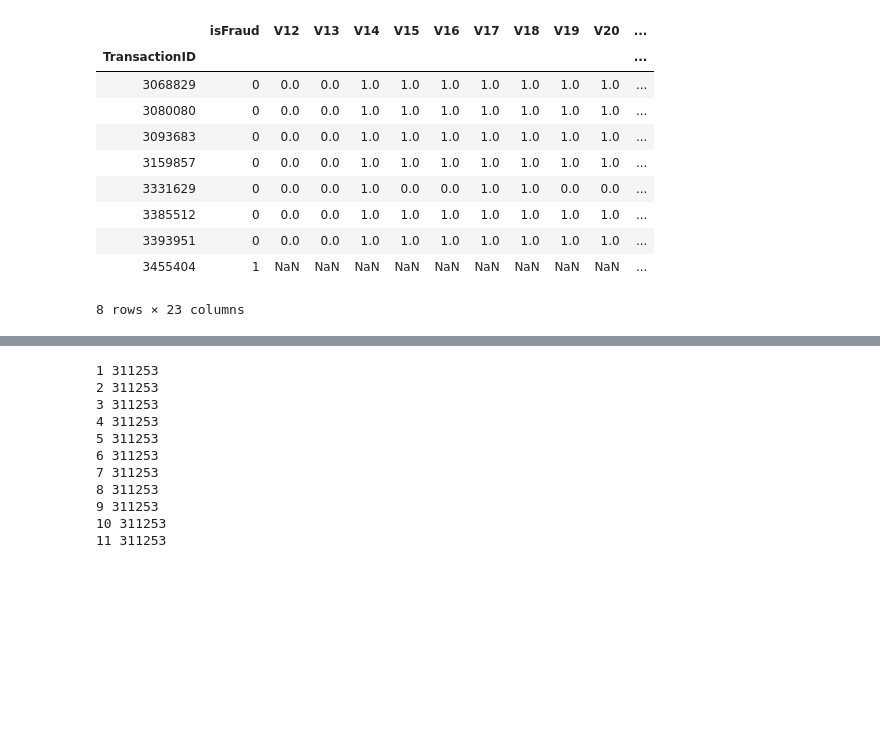
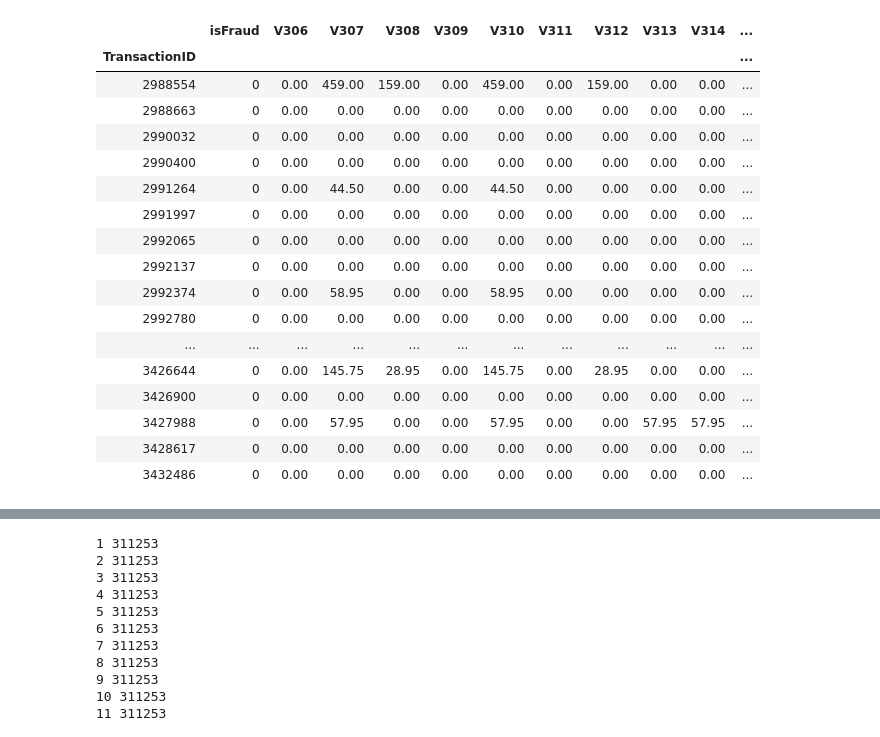
Before and after one commit to merkylove/IEEE_FRAUD, a Jupyter notebook: V_EDA.ipynb, the cells around one changed output, grey strips where cells are left out. Saved outputs shown, nothing was run; the diff lists cells and outputs as text; code cells hidden in the pictures; blank space fills up the shorter version.

```diff
--- a/V_EDA.ipynb
+++ b/V_EDA.ipynb
@@ -24,17 +51,24 @@ train, test, sample_submission = read_data()
 # %%
-train[train.card1 == 1015][['isFraud'] + [f'V{i}' for i in range(12, 34)]]
+train[train.card1 == 1039][['isFraud'] + [f'V{i}' for i in range(306, 322)] + ['TransactionAmt']]
 # %% [output]
-|  | isFraud | V12 | V13 | V14 | V15 | V16 | V17 | V18 | V19 | V20 | ... |
+|  | isFraud | V306 | V307 | V308 | V309 | V310 | V311 | V312 | V313 | V314 | ... |
 | TransactionID |  |  |  |  |  |  |  |  |  |  | ... |
-| 3068829 | 0 | 0.0 | 0.0 | 1.0 | 1.0 | 1.0 | 1.0 | 1.0 | 1.0 | 1.0 | ... |
-| 3080080 | 0 | 0.0 | 0.0 | 1.0 | 1.0 | 1.0 | 1.0 | 1.0 | 1.0 | 1.0 | ... |
-| 3093683 | 0 | 0.0 | 0.0 | 1.0 | 1.0 | 1.0 | 1.0 | 1.0 | 1.0 | 1.0 | ... |
-| 3159857 | 0 | 0.0 | 0.0 | 1.0 | 1.0 | 1.0 | 1.0 | 1.0 | 1.0 | 1.0 | ... |
-| 3331629 | 0 | 0.0 | 0.0 | 1.0 | 0.0 | 0.0 | 1.0 | 1.0 | 0.0 | 0.0 | ... |
-| 3385512 | 0 | 0.0 | 0.0 | 1.0 | 1.0 | 1.0 | 1.0 | 1.0 | 1.0 | 1.0 | ... |
-| 3393951 | 0 | 0.0 | 0.0 | 1.0 | 1.0 | 1.0 | 1.0 | 1.0 | 1.0 | 1.0 | ... |
-| 3455404 | 1 | NaN | NaN | NaN | NaN | NaN | NaN | NaN | NaN | NaN | ... |
+| 2988554 | 0 | 0.00 | 459.00 | 159.00 | 0.00 | 459.00 | 0.00 | 159.00 | 0.00 | 0.00 | ... |
+| 2988663 | 0 | 0.00 | 0.00 | 0.00 | 0.00 | 0.00 | 0.00 | 0.00 | 0.00 | 0.00 | ... |
+| 2990032 | 0 | 0.00 | 0.00 | 0.00 | 0.00 | 0.00 | 0.00 | 0.00 | 0.00 | 0.00 | ... |
+| 2990400 | 0 | 0.00 | 0.00 | 0.00 | 0.00 | 0.00 | 0.00 | 0.00 | 0.00 | 0.00 | ... |
+| 2991264 | 0 | 0.00 | 44.50 | 0.00 | 0.00 | 44.50 | 0.00 | 0.00 | 0.00 | 0.00 | ... |
+| 2991997 | 0 | 0.00 | 0.00 | 0.00 | 0.00 | 0.00 | 0.00 | 0.00 | 0.00 | 0.00 | ... |
+| 2992065 | 0 | 0.00 | 0.00 | 0.00 | 0.00 | 0.00 | 0.00 | 0.00 | 0.00 | 0.00 | ... |
+| 2992137 | 0 | 0.00 | 0.00 | 0.00 | 0.00 | 0.00 | 0.00 | 0.00 | 0.00 | 0.00 | ... |
+| 2992374 | 0 | 0.00 | 58.95 | 0.00 | 0.00 | 58.95 | 0.00 | 0.00 | 0.00 | 0.00 | ... |
+| 2992780 | 0 | 0.00 | 0.00 | 0.00 | 0.00 | 0.00 | 0.00 | 0.00 | 0.00 | 0.00 | ... |
+| ... | ... | ... | ... | ... | ... | ... | ... | ... | ... | ... | ... |
+| 3426644 | 0 | 0.00 | 145.75 | 28.95 | 0.00 | 145.75 | 0.00 | 28.95 | 0.00 | 0.00 | ... |
+| 3426900 | 0 | 0.00 | 0.00 | 0.00 | 0.00 | 0.00 | 0.00 | 0.00 | 0.00 | 0.00 | ... |
+| 3427988 | 0 | 0.00 | 57.95 | 0.00 | 0.00 | 57.95 | 0.00 | 0.00 | 57.95 | 57.95 | ... |
+| 3428617 | 0 | 0.00 | 0.00 | 0.00 | 0.00 | 0.00 | 0.00 | 0.00 | 0.00 | 0.00 | ... |
+| 3432486 | 0 | 0.00 | 0.00 | 0.00 | 0.00 | 0.00 | 0.00 | 0.00 | 0.00 | 0.00 | ... |
-8 rows × 23 columns
 # %%
 for ind, i in train.groupby('card1'):
     print(ind, i['isFraud'].mean(), len(i))
```
Also changed, not shown: parts of 7 cells of this notebook, 4 other files.
